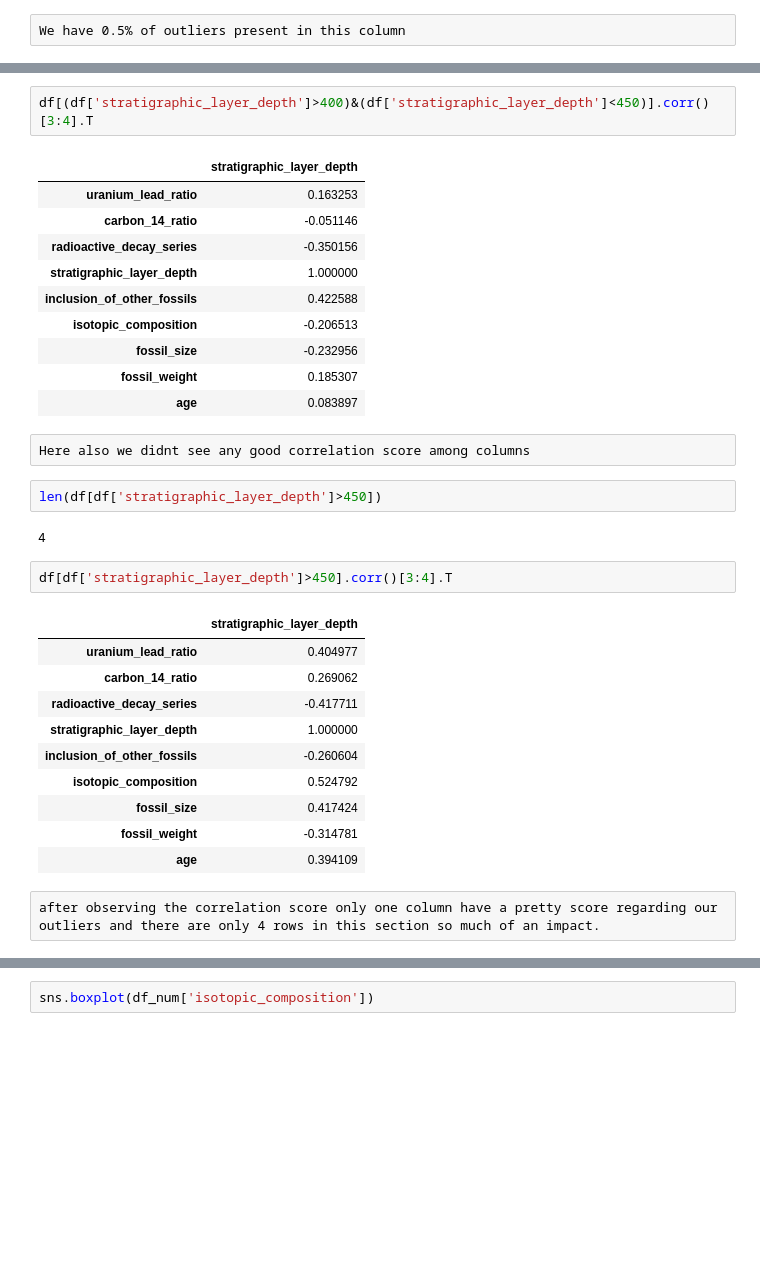
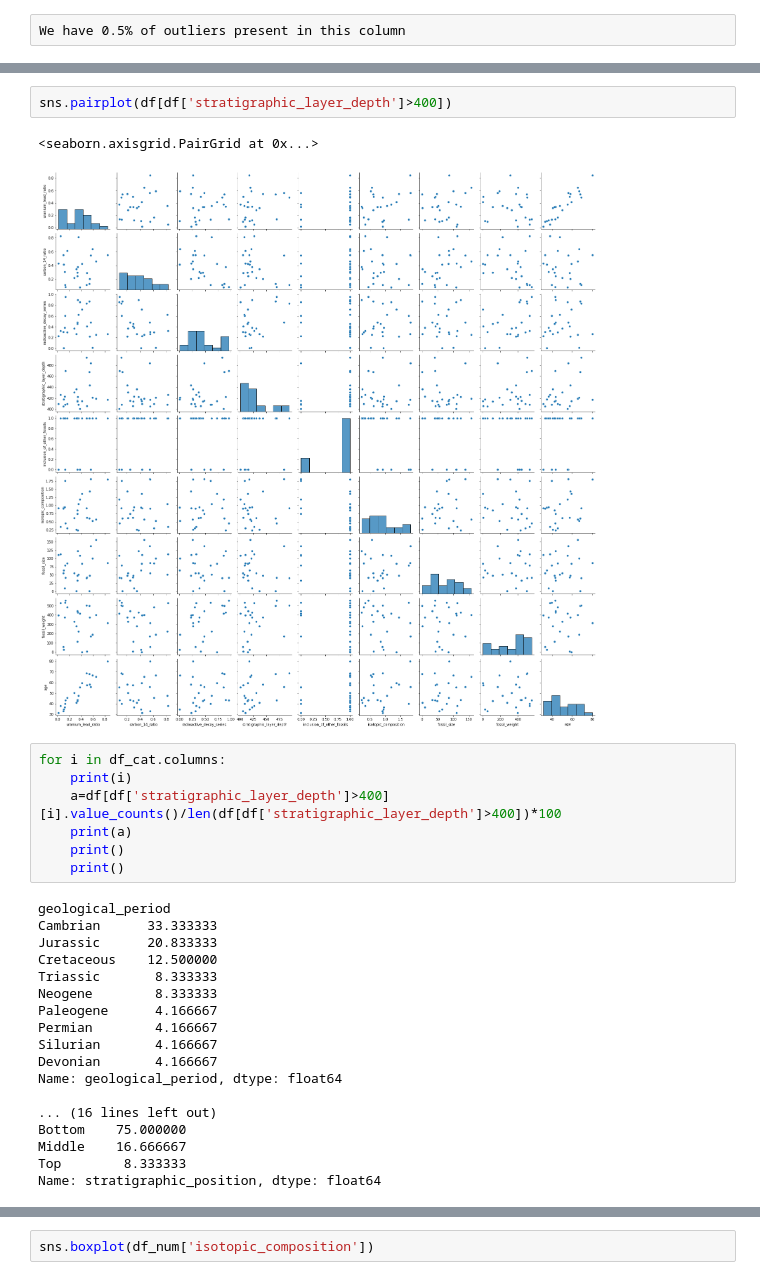
Before and after one commit to bandinikhilkuma/prediction-of-age-of-fossils, a Jupyter notebook: Untitled.ipynb, the cells around one changed output, grey strips where cells are left out. Saved outputs shown, nothing was run; the diff lists cells and outputs as text; blank space fills up the shorter version.

```diff
--- a/Untitled.ipynb
+++ b/Untitled.ipynb
@@ -632,34 +530,30 @@ checking these outliers have any relation with the categoric variables but didn'
-# %%
-df[(df['stratigraphic_layer_depth']>400)&(df['stratigraphic_layer_depth']<450)].corr()[3:4].T
-# %% [output]
-|  | stratigraphic_layer_depth |
-| uranium_lead_ratio | 0.163253 |
-| carbon_14_ratio | -0.051146 |
-| radioactive_decay_series | -0.350156 |
-| stratigraphic_layer_depth | 1.000000 |
-| inclusion_of_other_fossils | 0.422588 |
-| isotopic_composition | -0.206513 |
-| fossil_size | -0.232956 |
-| fossil_weight | 0.185307 |
-| age | 0.083897 |
-# %% [raw]
-Here also we didnt see any good correlation score among columns
-# %%
-len(df[df['stratigraphic_layer_depth']>450])
-# %% [output]
-4
-# %%
-df[df['stratigraphic_layer_depth']>450].corr()[3:4].T
-# %% [output]
-|  | stratigraphic_layer_depth |
-| uranium_lead_ratio | 0.404977 |
-| carbon_14_ratio | 0.269062 |
-| radioactive_decay_series | -0.417711 |
-| stratigraphic_layer_depth | 1.000000 |
-| inclusion_of_other_fossils | -0.260604 |
-| isotopic_composition | 0.524792 |
-| fossil_size | 0.417424 |
-| fossil_weight | -0.314781 |
-| age | 0.394109 |
-# %% [raw]
-after observing the correlation score only one column have a pretty score regarding our outliers and there are only 4 rows in this section so much of an impact.
+# %%
+sns.pairplot(df[df['stratigraphic_layer_depth']>400])
+# %% [output]
+<seaborn.axisgrid.PairGrid at 0x...>
+[figure, added]
+# %%
+for i in df_cat.columns:
+    print(i)
+    a=df[df['stratigraphic_layer_depth']>400][i].value_counts()/len(df[df['stratigraphic_layer_depth']>400])*100
+    print(a)
+    print()
+    print()
+# %% [output]
+geological_period
+Cambrian      33.333333
+Jurassic      20.833333
+Cretaceous    12.500000
+Triassic       8.333333
+Neogene        8.333333
+Paleogene      4.166667
+Permian        4.166667
+Silurian       4.166667
+Devonian       4.166667
+Name: geological_period, dtype: float64
+
+... (16 lines left out)
+Bottom    75.000000
+Middle    16.666667
+Top        8.333333
+Name: stratigraphic_position, dtype: float64
```
Also changed, not shown: parts of 77 cells of this notebook.
